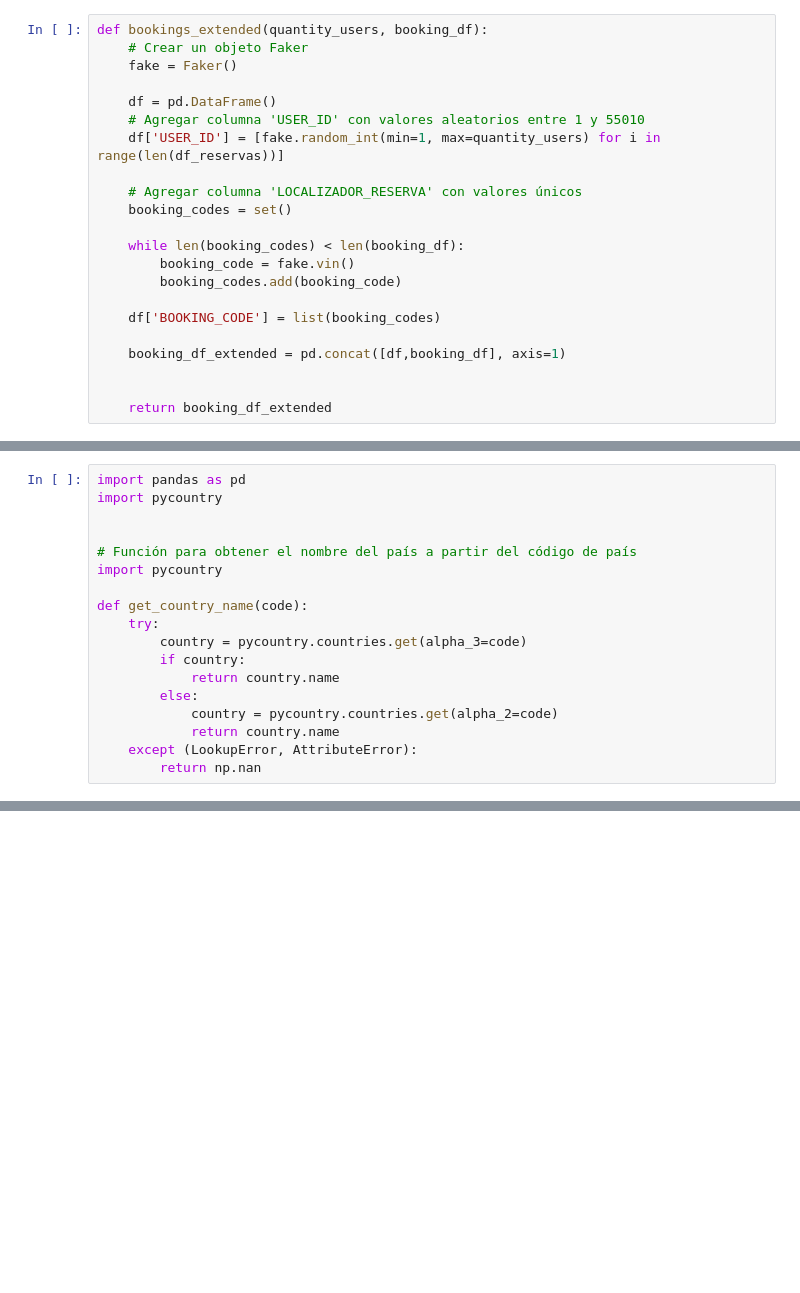
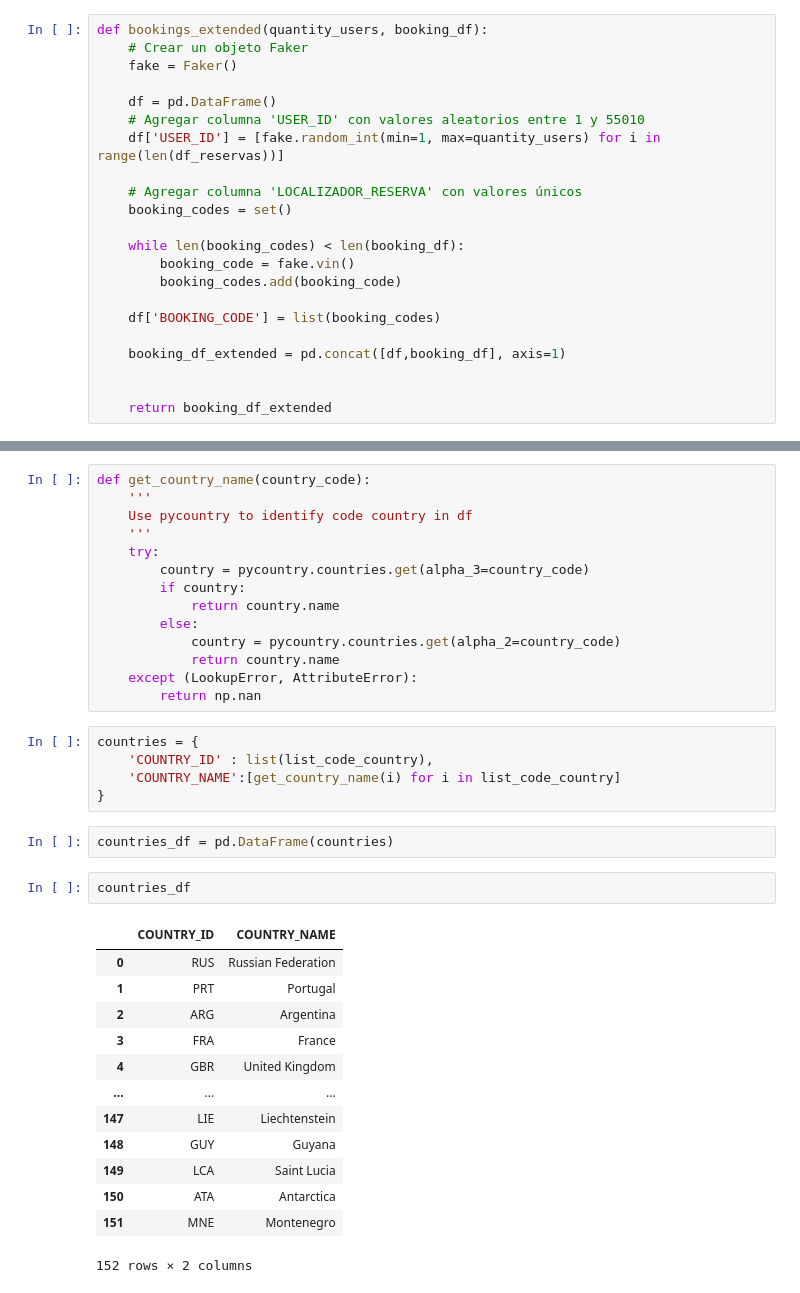
Before and after one commit to carlajsv/dd_test, a Jupyter notebook: test.ipynb, the cells around one changed output, grey strips where cells are left out. Saved outputs shown, nothing was run; the diff lists cells and outputs as text; blank space fills up the shorter version.

```diff
--- a/test.ipynb
+++ b/test.ipynb
@@ -754,18 +610,0 @@ bookings
-# %%
-import pandas as pd
-import pycountry
-
-
-# Función para obtener el nombre del país a partir del código de país
-import pycountry
-
-def get_country_name(code):
-    try:
-        country = pycountry.countries.get(alpha_3=code)
-        if country:
-            return country.name
-        else:
-            country = pycountry.countries.get(alpha_2=code)
-            return country.name
-    except (LookupError, AttributeError):
-        return np.nan
@@ -929,0 +631,37 @@ def get_departure_date():
+# %%
+def get_country_name(country_code):
+    '''
+    Use pycountry to identify code country in df
+    '''
+    try:
+        country = pycountry.countries.get(alpha_3=country_code)
+        if country:
+            return country.name
+        else:
+            country = pycountry.countries.get(alpha_2=country_code)
+            return country.name
+    except (LookupError, AttributeError):
+        return np.nan
+# %%
+countries = {
+    'COUNTRY_ID' : list(list_code_country),
+    'COUNTRY_NAME':[get_country_name(i) for i in list_code_country]
+}
+# %%
+countries_df = pd.DataFrame(countries)
+# %%
+countries_df
+# %% [output]
+|  | COUNTRY_ID | COUNTRY_NAME |
+| 0 | RUS | Russian Federation |
+| 1 | PRT | Portugal |
+| 2 | ARG | Argentina |
+| 3 | FRA | France |
+| 4 | GBR | United Kingdom |
+| ... | ... | ... |
+| 147 | LIE | Liechtenstein |
+| 148 | GUY | Guyana |
+| 149 | LCA | Saint Lucia |
+| 150 | ATA | Antarctica |
+| 151 | MNE | Montenegro |
+152 rows × 2 columns
```
Also changed, not shown: parts of 75 cells of this notebook, 6 other files.
